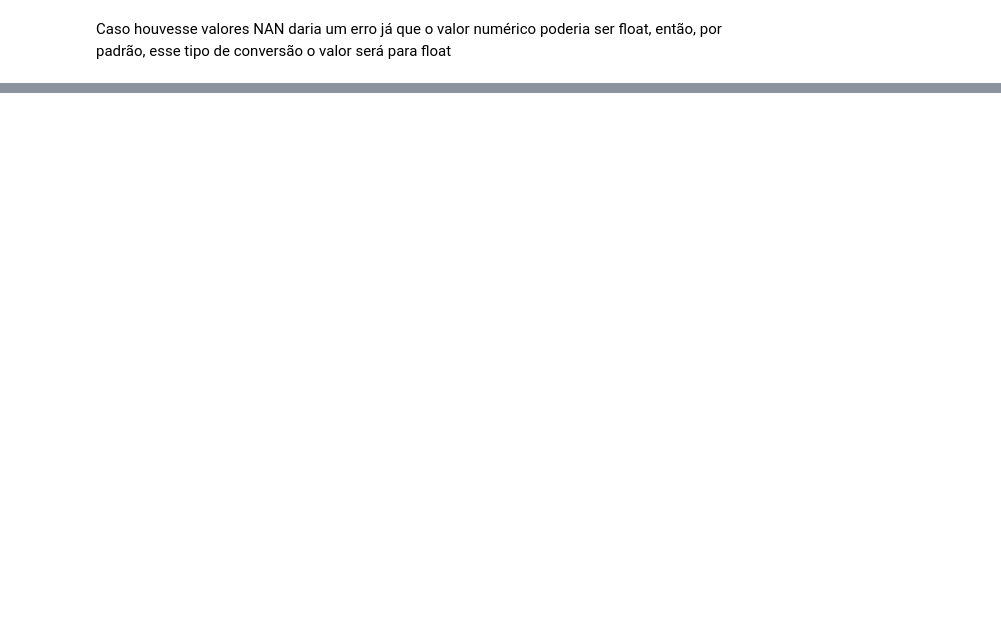
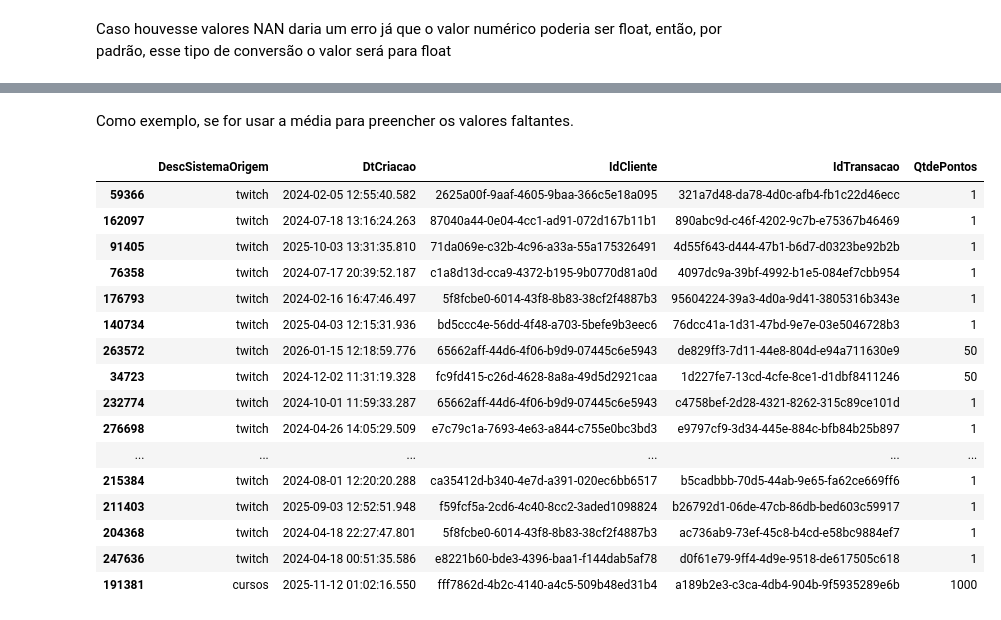
Before and after one commit to alexsandro-matias/pandas-2025, a Jupyter notebook: notebook.ipynb, the cells around one changed output, grey strips where cells are left out. Saved outputs shown, nothing was run; the diff lists cells and outputs as text; code cells hidden in the pictures; blank space fills up the shorter version.

Commit message:
Ensinando Pandas Ep 09 - Dados Faltantes

```diff
--- a/notebook.ipynb
+++ b/notebook.ipynb
@@ -802,0 +915,26 @@ Caso houvesse valores NAN daria um erro já que o valor numérico poderia ser fl
+# %% [markdown]
+Como exemplo, se for usar a média para preencher os valores faltantes.
+# %%
+transacoes_copia = transacoes.copy()
+media_pontos = transacoes_copia['QtdePontos'].mean()
+
+transacoes_copia['QtdePontos'].fillna(media_pontos)
+transacoes_copia.sample(20)
+# %% [output]
+|  | DescSistemaOrigem | DtCriacao | IdCliente | IdTransacao | QtdePontos |
+| 59366 | twitch | 2024-02-05 12:55:40.582 | 2625a00f-9aaf-4605-9baa-366c5e18a095 | 321a7d48-da78-4d0c-afb4-fb1c22d46ecc | 1 |
+| 162097 | twitch | 2024-07-18 13:16:24.263 | 87040a44-0e04-4cc1-ad91-072d167b11b1 | 890abc9d-c46f-4202-9c7b-e75367b46469 | 1 |
+| 91405 | twitch | 2025-10-03 13:31:35.810 | 71da069e-c32b-4c96-a33a-55a175326491 | 4d55f643-d444-47b1-b6d7-d0323be92b2b | 1 |
+| 76358 | twitch | 2024-07-17 20:39:52.187 | c1a8d13d-cca9-4372-b195-9b0770d81a0d | 4097dc9a-39bf-4992-b1e5-084ef7cbb954 | 1 |
+| 176793 | twitch | 2024-02-16 16:47:46.497 | 5f8fcbe0-6014-43f8-8b83-38cf2f4887b3 | 95604224-39a3-4d0a-9d41-3805316b343e | 1 |
+| 140734 | twitch | 2025-04-03 12:15:31.936 | bd5ccc4e-56dd-4f48-a703-5befe9b3eec6 | 76dcc41a-1d31-47bd-9e7e-03e5046728b3 | 1 |
+| 263572 | twitch | 2026-01-15 12:18:59.776 | 65662aff-44d6-4f06-b9d9-07445c6e5943 | de829ff3-7d11-44e8-804d-e94a711630e9 | 50 |
+| 34723 | twitch | 2024-12-02 11:31:19.328 | fc9fd415-c26d-4628-8a8a-49d5d2921caa | 1d227fe7-13cd-4cfe-8ce1-d1dbf8411246 | 50 |
+| 232774 | twitch | 2024-10-01 11:59:33.287 | 65662aff-44d6-4f06-b9d9-07445c6e5943 | c4758bef-2d28-4321-8262-315c89ce101d | 1 |
+| 276698 | twitch | 2024-04-26 14:05:29.509 | e7c79c1a-7693-4e63-a844-c755e0bc3bd3 | e9797cf9-3d34-445e-884c-bfb84b25b897 | 1 |
+| ... | ... | ... | ... | ... | ... |
+| 215384 | twitch | 2024-08-01 12:20:20.288 | ca35412d-b340-4e7d-a391-020ec6bb6517 | b5cadbbb-70d5-44ab-9e65-fa62ce669ff6 | 1 |
+| 211403 | twitch | 2025-09-03 12:52:51.948 | f59fcf5a-2cd6-4c40-8cc2-3aded1098824 | b26792d1-06de-47cb-86db-bed603c59917 | 1 |
+| 204368 | twitch | 2024-04-18 22:27:47.801 | 5f8fcbe0-6014-43f8-8b83-38cf2f4887b3 | ac736ab9-73ef-45c8-b4cd-e58bc9884ef7 | 1 |
+| 247636 | twitch | 2024-04-18 00:51:35.586 | e8221b60-bde3-4396-baa1-f144dab5af78 | d0f61e79-9ff4-4d9e-9518-de617505c618 | 1 |
+| 191381 | cursos | 2025-11-12 01:02:16.550 | fff7862d-4b2c-4140-a4c5-509b48ed31b4 | a189b2e3-c3ca-4db4-904b-9f5935289e6b | 1000 |
```
Also changed, not shown: parts of 68 cells of this notebook, 1 other file.
